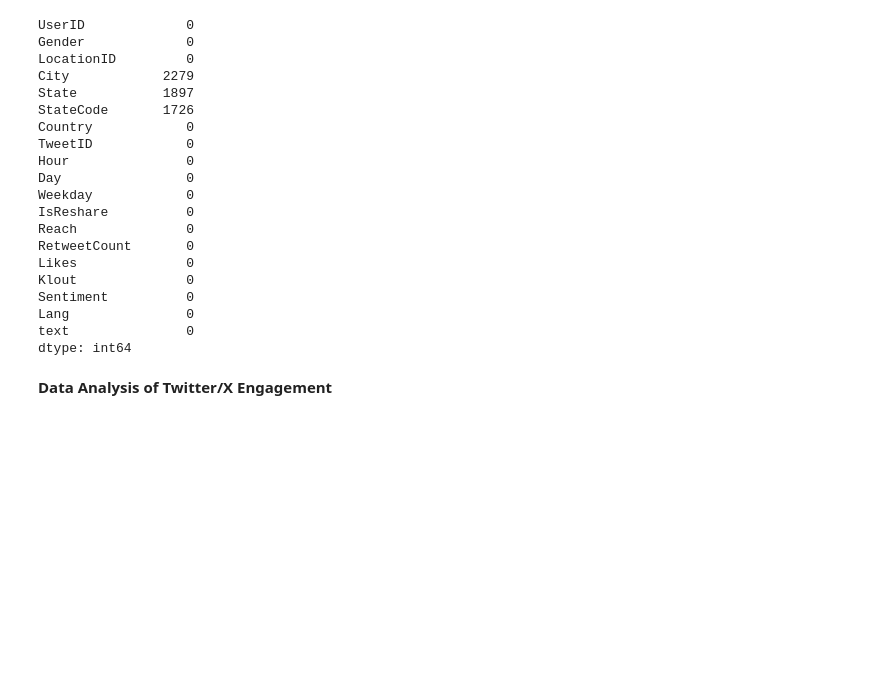
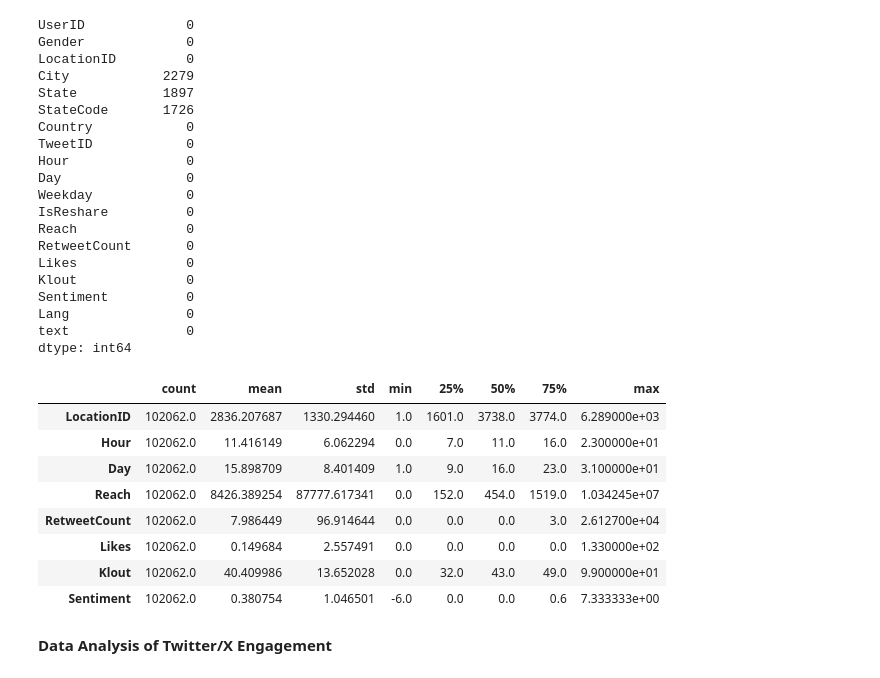
Before and after one commit to Kestrel86/TwitterEDA, a Jupyter notebook: twitter_EDA.ipynb, the cells around one changed output. Drawn from its saved outputs; the diff is of its cells as text; code cells hidden in the pictures; blank space fills up the shorter version.

```diff
--- a/twitter_EDA.ipynb
+++ b/twitter_EDA.ipynb
@@ -90,5 +96,17 @@ Sentiment          0
 Lang               0
 text               0
 dtype: int64
+# %%
+df.describe().T
+# %% [output]
+|  | count | mean | std | min | 25% | 50% | 75% | max |
+| LocationID | 102062.0 | 2836.207687 | 1330.294460 | 1.0 | 1601.0 | 3738.0 | 3774.0 | 6.289000e+03 |
+| Hour | 102062.0 | 11.416149 | 6.062294 | 0.0 | 7.0 | 11.0 | 16.0 | 2.300000e+01 |
+| Day | 102062.0 | 15.898709 | 8.401409 | 1.0 | 9.0 | 16.0 | 23.0 | 3.100000e+01 |
+| Reach | 102062.0 | 8426.389254 | 87777.617341 | 0.0 | 152.0 | 454.0 | 1519.0 | 1.034245e+07 |
+| RetweetCount | 102062.0 | 7.986449 | 96.914644 | 0.0 | 0.0 | 0.0 | 3.0 | 2.612700e+04 |
+| Likes | 102062.0 | 0.149684 | 2.557491 | 0.0 | 0.0 | 0.0 | 0.0 | 1.330000e+02 |
+| Klout | 102062.0 | 40.409986 | 13.652028 | 0.0 | 32.0 | 43.0 | 49.0 | 9.900000e+01 |
+| Sentiment | 102062.0 | 0.380754 | 1.046501 | -6.0 | 0.0 | 0.0 | 0.6 | 7.333333e+00 |
 # %% [markdown]
 **Data Analysis of Twitter/X Engagement**
```
Also changed, not shown: parts of 26 cells of this notebook.
